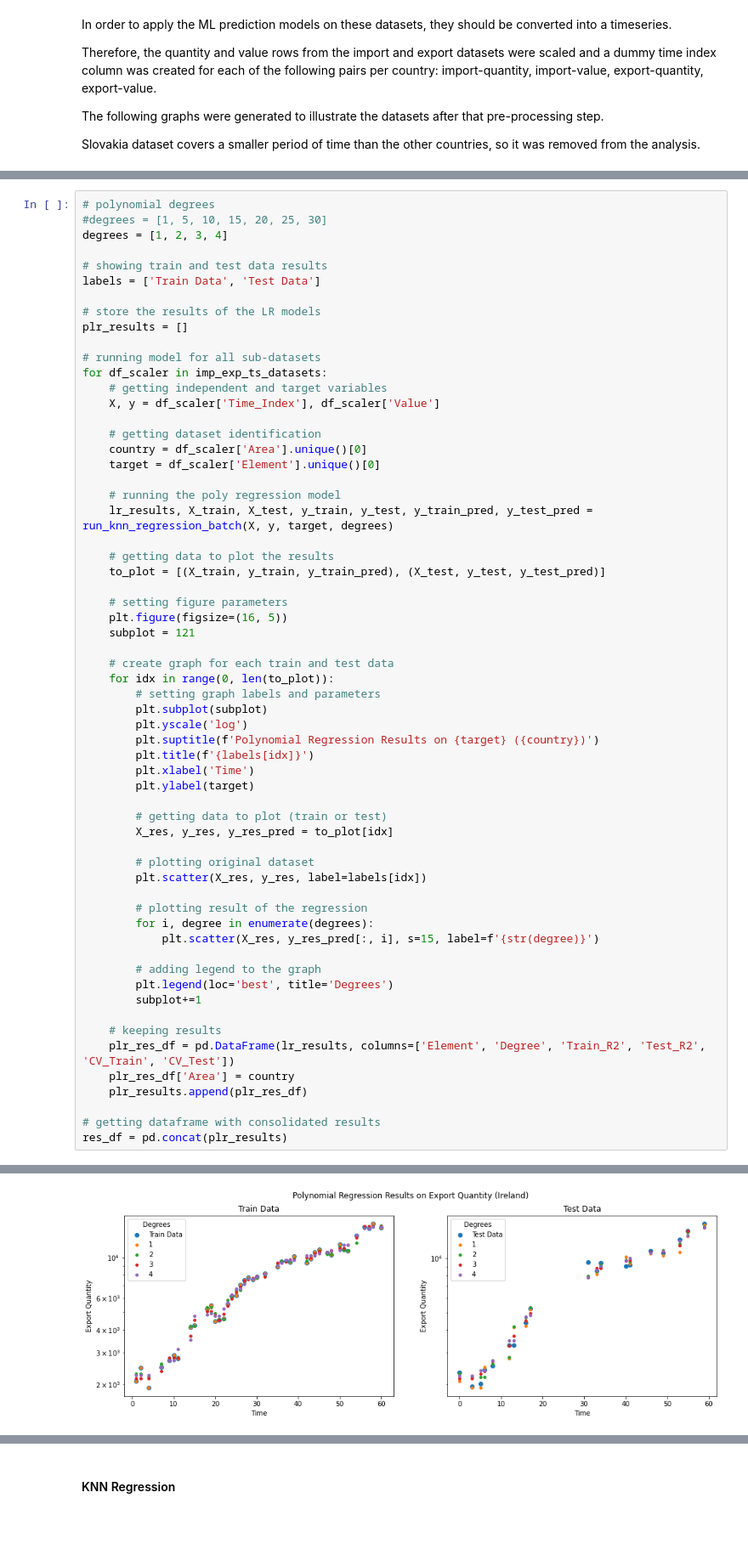
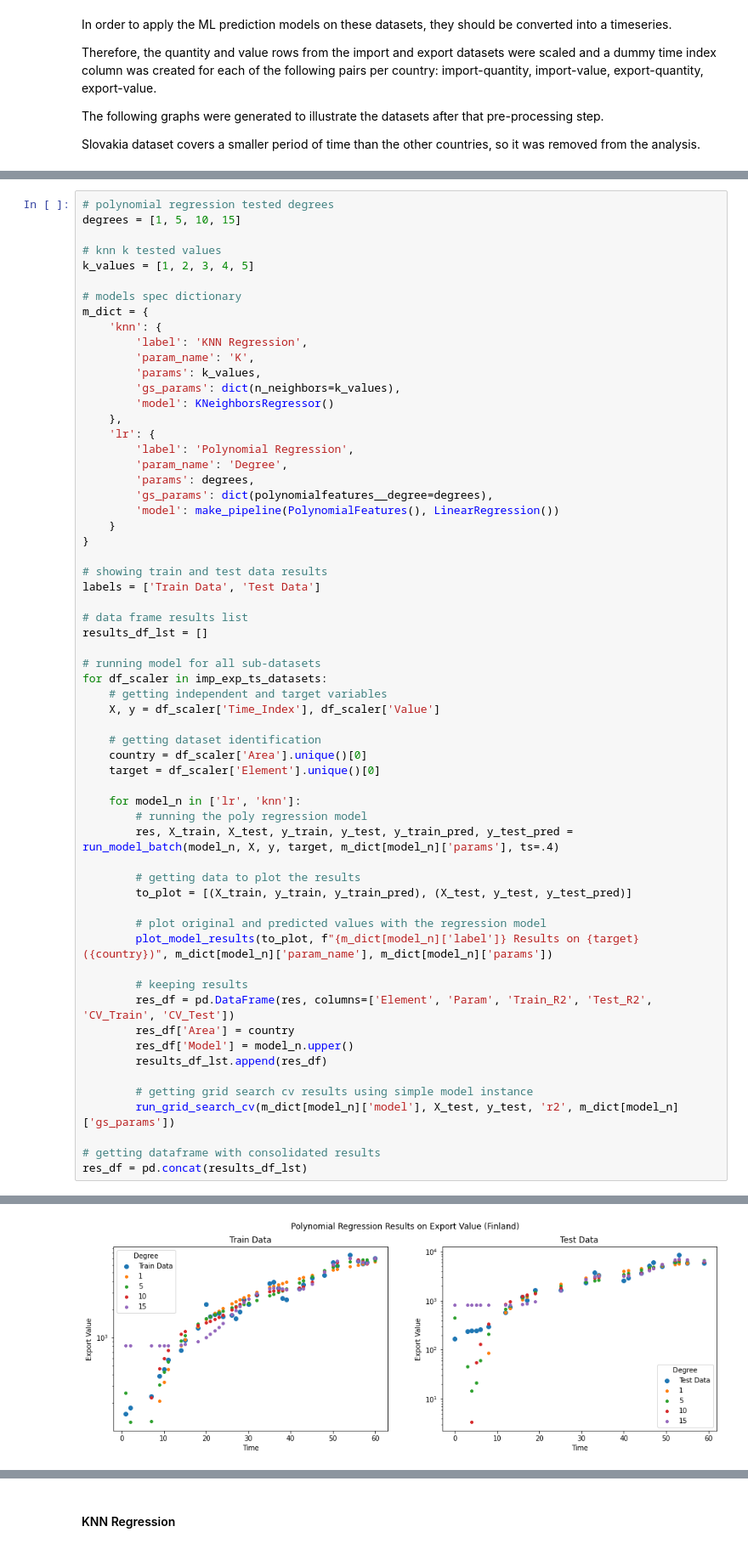
Before and after one commit to CCT-MastersDA/cct-ca2, a Jupyter notebook: jupyter/ML.ipynb, the cells around one changed output, grey strips where cells are left out. Shown at 85% size. Cells and saved outputs as stored; diff of their text form; blank space fills up the shorter version.

Commit message:
Regression refactory

```diff
--- a/jupyter/ML.ipynb
+++ b/jupyter/ML.ipynb
@@ -699,13 +780,33 @@ for ax in imp_exp_grid.axes.flat:
 # %%
-# polynomial degrees
-#degrees = [1, 5, 10, 15, 20, 25, 30]
-degrees = [1, 2, 3, 4]
+# polynomial regression tested degrees
+degrees = [1, 5, 10, 15]
+
+# knn k tested values
+k_values = [1, 2, 3, 4, 5]
+
+# models spec dictionary
+m_dict = {
+    'knn': {
+        'label': 'KNN Regression',
+        'param_name': 'K',
+        'params': k_values,
+        'gs_params': dict(n_neighbors=k_values),
+        'model': KNeighborsRegressor()
+    },
+    'lr': {
+        'label': 'Polynomial Regression',
+        'param_name': 'Degree',
+        'params': degrees,
+        'gs_params': dict(polynomialfeatures__degree=degrees),
+        'model': make_pipeline(PolynomialFeatures(), LinearRegression())
+    }
+}
 
 # showing train and test data results
 labels = ['Train Data', 'Test Data']
 
-# store the results of the LR models
-plr_results = []
+# data frame results list
+results_df_lst = []
 
 # running model for all sub-datasets
 for df_scaler in imp_exp_ts_datasets:
@@ -716,45 +817,25 @@ for df_scaler in imp_exp_ts_datasets:
     country = df_scaler['Area'].unique()[0]
     target = df_scaler['Element'].unique()[0]
 
-    # running the poly regression model
-    lr_results, X_train, X_test, y_train, y_test, y_train_pred, y_test_pred = run_knn_regression_batch(X, y, target, degrees)
+    for model_n in ['lr', 'knn']:
+        # running the poly regression model
+        res, X_train, X_test, y_train, y_test, y_train_pred, y_test_pred = run_model_batch(model_n, X, y, target, m_dict[model_n]['params'], ts=.4)
 
-    # getting data to plot the results
-    to_plot = [(X_train, y_train, y_train_pred), (X_test, y_test, y_test_pred)]
+        # getting data to plot the results
+        to_plot = [(X_train, y_train, y_train_pred), (X_test, y_test, y_test_pred)]
 
-    # setting figure parameters
-    plt.figure(figsize=(16, 5))
-    subplot = 121
+        # plot original and predicted values with the regression model
+        plot_model_results(to_plot, f"{m_dict[model_n]['label']} Results on {target} ({country})", m_dict[model_n]['param_name'], m_dict[model_n]['params'])
 
-    # create graph for each train and test data
-    for idx in range(0, len(to_plot)):
-        # setting graph labels and parameters
-        plt.subplot(subplot)
-        plt.yscale('log')
-        plt.suptitle(f'Polynomial Regression Results on {target} ({country})')
-        plt.title(f'{labels[idx]}')
-        plt.xlabel('Time')
-        plt.ylabel(target)
+        # keeping results
+        res_df = pd.DataFrame(res, columns=['Element', 'Param', 'Train_R2', 'Test_R2', 'CV_Train', 'CV_Test'])
+        res_df['Area'] = country
+        res_df['Model'] = model_n.upper()
+        results_df_lst.append(res_df)
 
-        # getting data to plot (train or test)
-        X_res, y_res, y_res_pred = to_plot[idx]
-
-        # plotting original dataset
-        plt.scatter(X_res, y_res, label=labels[idx])
-
-        # plotting result of the regression
-        for i, degree in enumerate(degrees):
-            plt.scatter(X_res, y_res_pred[:, i], s=15, label=f'{str(degree)}')
-
-        # adding legend to the graph
-        plt.legend(loc='best', title='Degrees')
-        subplot+=1
-
-    # keeping results
-    plr_res_df = pd.DataFrame(lr_results, columns=['Element', 'Degree', 'Train_R2', 'Test_R2', 'CV_Train', 'CV_Test'])
-    plr_res_df['Area'] = country
-    plr_results.append(plr_res_df)
+        # getting grid search cv results using simple model instance
+        run_grid_search_cv(m_dict[model_n]['model'], X_test, y_test, 'r2', m_dict[model_n]['gs_params'])
 
 # getting dataframe with consolidated results
-res_df = pd.concat(plr_results)
+res_df = pd.concat(results_df_lst)
 # %% [output]
@@ -767 +865 @@ res_df = pd.concat(plr_results)
-[figure, old version]
+[figure, new version]
```
Also changed, not shown: parts of 10 cells of this notebook, 1 other file.
